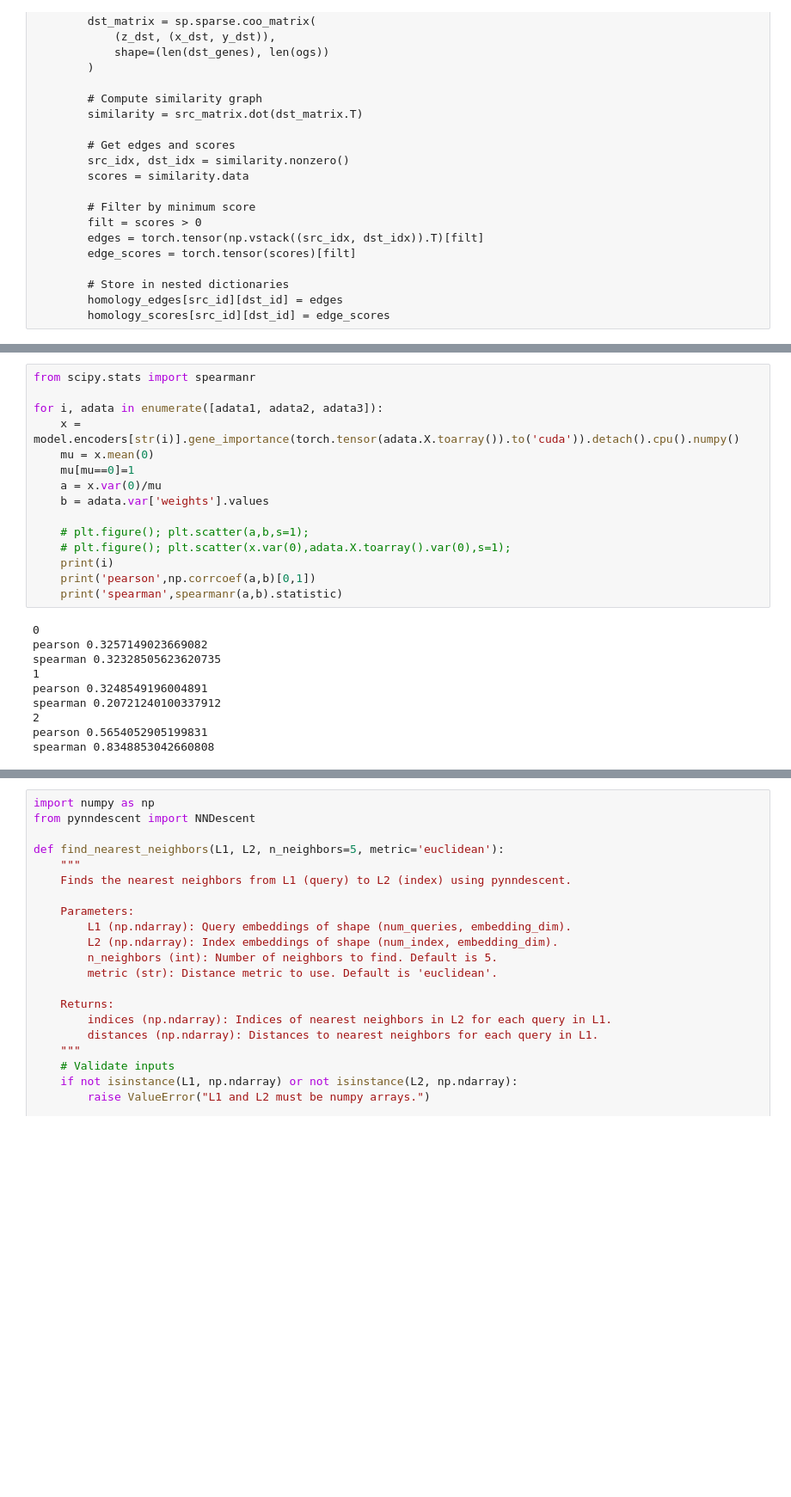
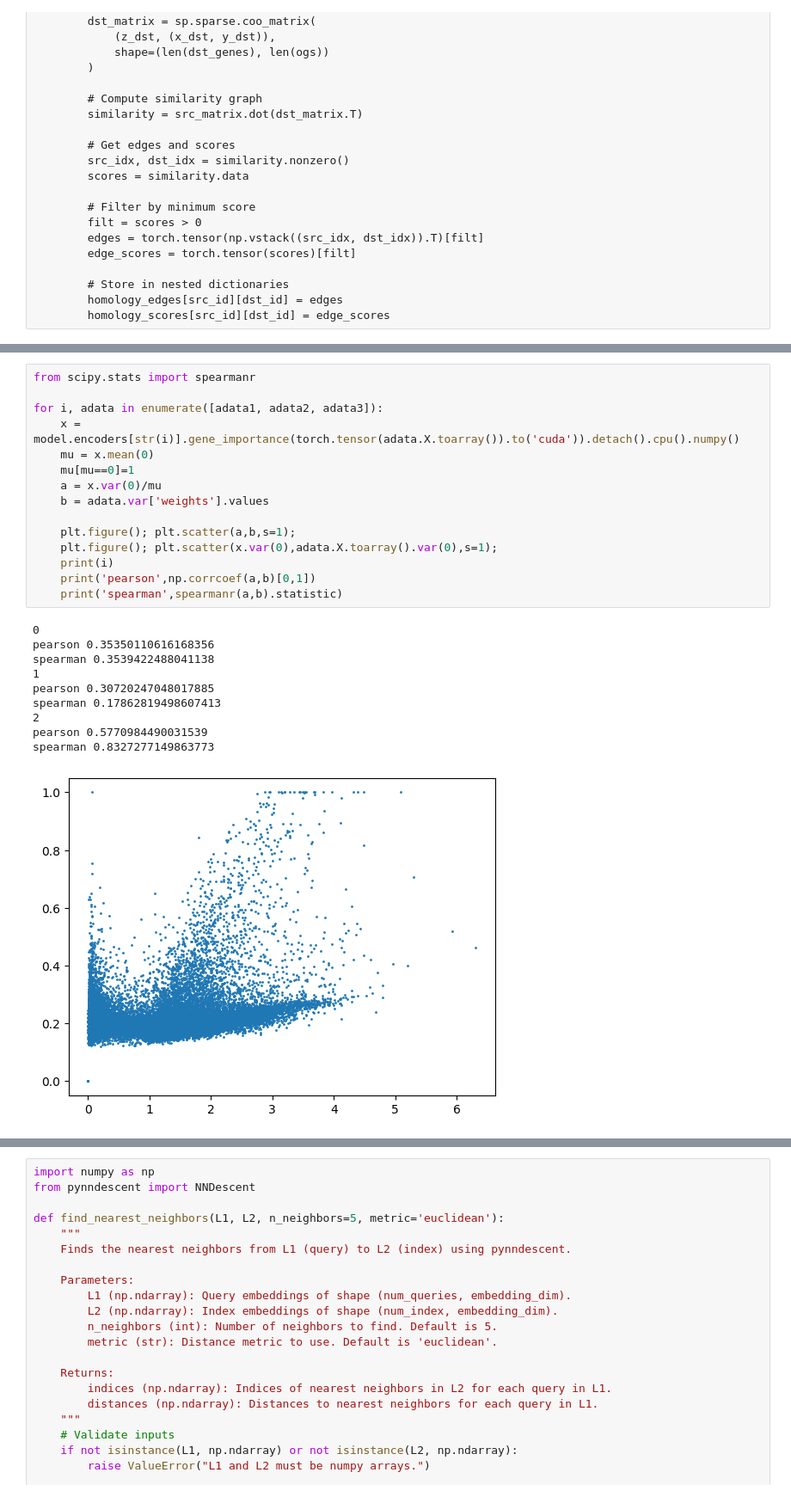
Before and after one commit to atarashansky/cross-species-vae, a Jupyter notebook: vae.ipynb, the cells around one changed output, grey strips where cells are left out. Shown: that part at 86% size. Drawn from its saved outputs; the diff is of its cells as text; blank space fills up the shorter version.

```diff
--- a/vae.ipynb
+++ b/vae.ipynb
@@ -383,25 +427,26 @@ for i, adata, key in zip([0, 1, 2], [adata1, adata2, adata3], ['cluster', 'clust
 # %%
 from scipy.stats import spearmanr
 
 for i, adata in enumerate([adata1, adata2, adata3]):
     x = model.encoders[str(i)].gene_importance(torch.tensor(adata.X.toarray()).to('cuda')).detach().cpu().numpy()
     mu = x.mean(0)
     mu[mu==0]=1
     a = x.var(0)/mu
     b = adata.var['weights'].values
 
-    # plt.figure(); plt.scatter(a,b,s=1);
-    # plt.figure(); plt.scatter(x.var(0),adata.X.toarray().var(0),s=1);
+    plt.figure(); plt.scatter(a,b,s=1);
+    plt.figure(); plt.scatter(x.var(0),adata.X.toarray().var(0),s=1);
     print(i)
     print('pearson',np.corrcoef(a,b)[0,1])
     print('spearman',spearmanr(a,b).statistic)
 # %% [output]
 0
-pearson 0.3257149023669082
-spearman 0.32328505623620735
+pearson 0.35350110616168356
+spearman 0.3539422488041138
 1
-pearson 0.3248549196004891
-spearman 0.20721240100337912
+pearson 0.30720247048017885
+spearman 0.17862819498607413
 2
-pearson 0.5654052905199831
-spearman 0.8348853042660808
+pearson 0.5770984490031539
+spearman 0.8327277149863773
+[figure, added]
```
Also changed, not shown: parts of 10 cells of this notebook, 1 other file.
